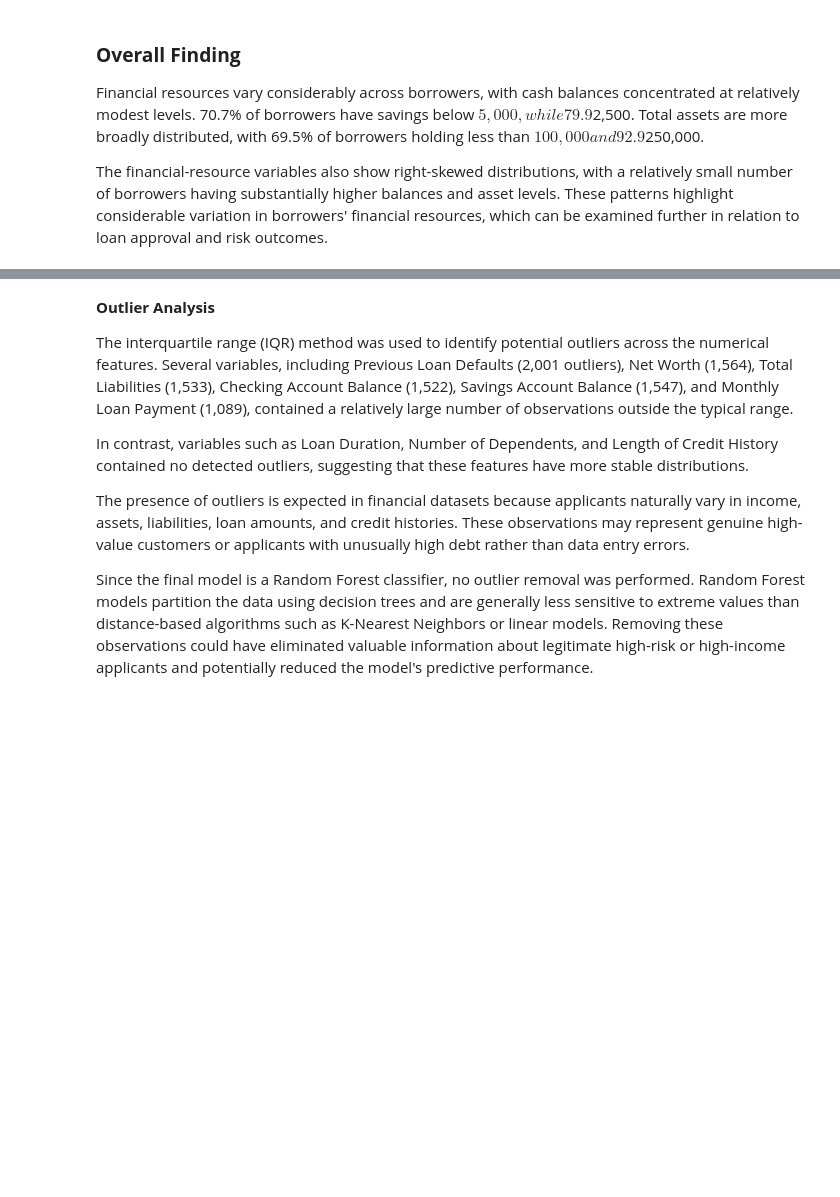
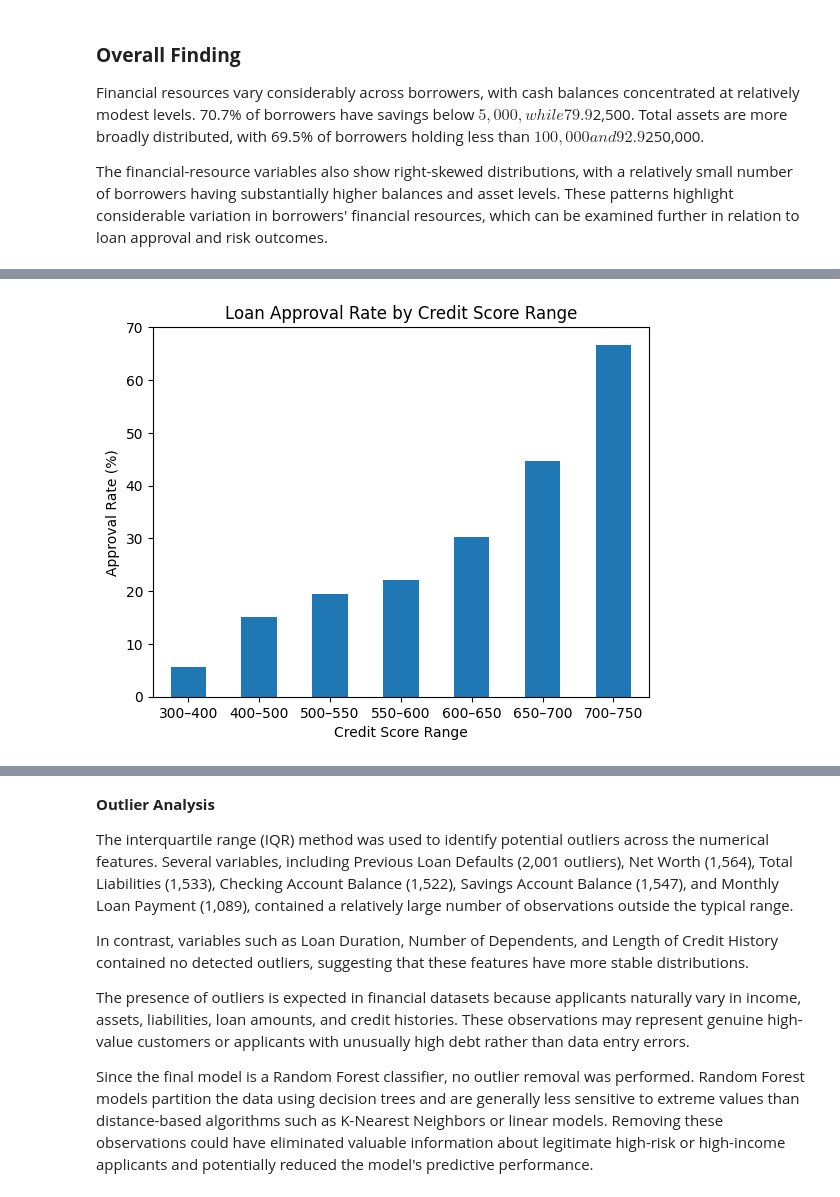
Before and after one commit to OnchariMillicent/Financial-Loan-Risk-Analysis, a Jupyter notebook: financial_loan_risk.ipynb, the cells around one changed output, grey strips where cells are left out. Cells and saved outputs as stored; diff of their text form; code cells hidden in the pictures; blank space fills up the shorter version.

Commit message:
Finalizing loan risk analysis EDA

```diff
--- a/financial_loan_risk.ipynb
+++ b/financial_loan_risk.ipynb
@@ -1589,0 +2015,26 @@ The financial-resource variables also show right-skewed distributions, with a re
+# %%
+# Understanding how the proportion of approved applications change across different credit-score groups
+# Group credit scores into ranges and calculate the approval rate
+credit_score_bins = pd.cut(
+    data["credit_score"],
+    bins=[300, 400, 500, 550, 600, 650, 700, 750],
+    labels=[
+        "300–400",
+        "400–500",
+        "500–550",
+        "550–600",
+        "600–650",
+        "650–700",
+        "700–750"
+    ]
+)
+
+# Calculate the percentage of applications approved within each credit-score range
+credit_score_approval = (
+    data.groupby(credit_score_bins, observed=False)["loan_approved"]
+    .mean()
+    .mul(100)
+    .round(1)
+)
+
+print(credit_score_approval)
@@ -1589,0 +2051,13 @@ The financial-resource variables also show right-skewed distributions, with a re
+# %%
+# Visualize loan approval rates across credit-score ranges
+credit_score_approval.plot(
+    kind="bar",
+    title="Loan Approval Rate by Credit Score Range"
+)
+
+plt.xlabel("Credit Score Range")
+plt.ylabel("Approval Rate (%)")
+plt.xticks(rotation=0)
+plt.show()
+# %% [output]
+[figure, added]
```
Also changed, not shown: parts of 146 cells of this notebook.
